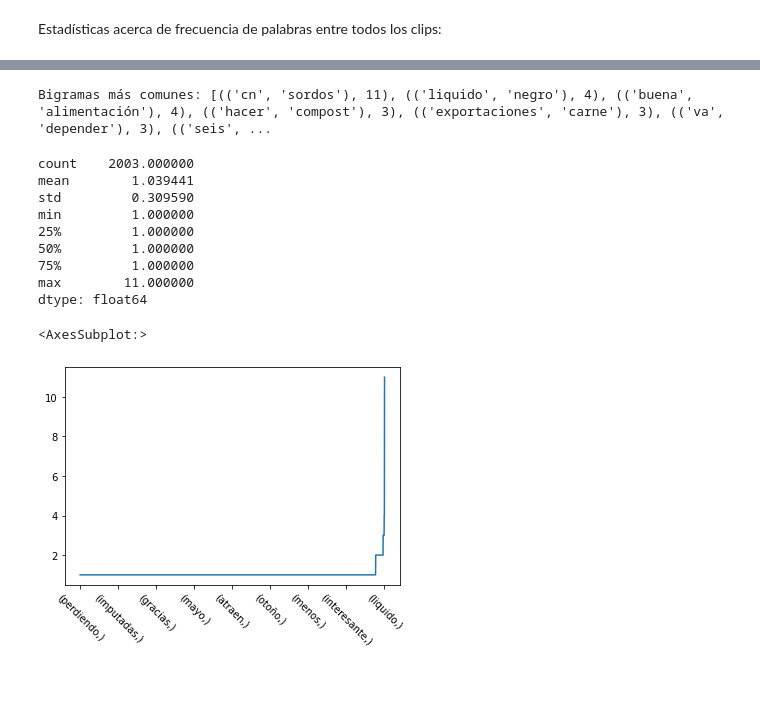
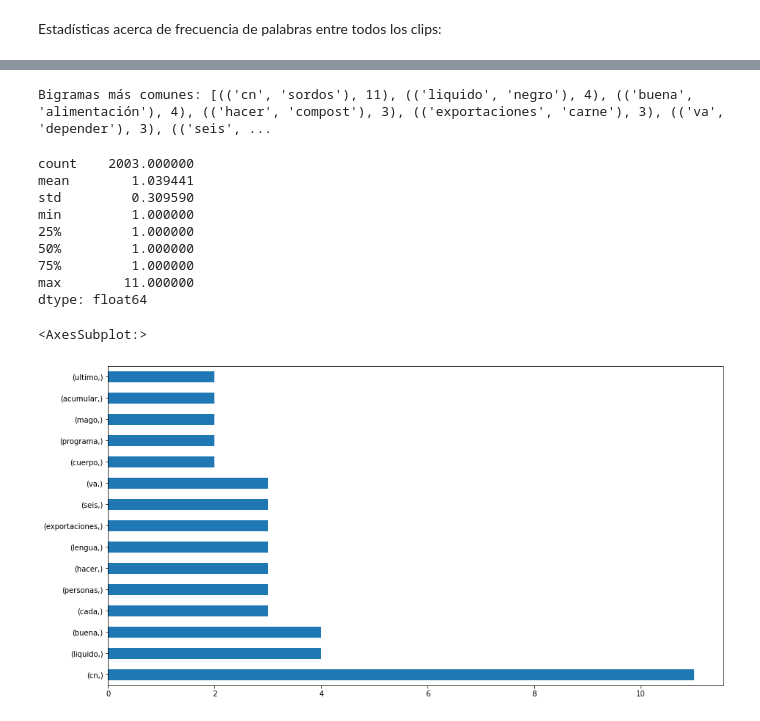
Before and after one commit to midusi/LSA-T, a Jupyter notebook: subtitles-analysis.ipynb, the cells around one changed output, grey strips where cells are left out. Cells and saved outputs as stored; diff of their text form; code cells hidden in the pictures; blank space fills up the shorter version.

```diff
--- a/subtitles-analysis.ipynb
+++ b/subtitles-analysis.ipynb
@@ -117,24 +111,24 @@ dtype: float64
 # %%
 total_bigrams = [tuple(total_words[i:i + 2]) for i in range(len(total_words))]
 bigram_count = Counter(total_bigrams)
 print('Bigramas más comunes:', bigram_count.most_common(10))
 
-total_bigrams_s = pd.Series(bigram_count).sort_values()
+total_bigrams_s = pd.Series(bigram_count).sort_values(ascending=False)
 display(total_bigrams_s.describe())
-display(total_bigrams_s.plot(rot=315))
+display(total_bigrams_s.iloc[:15].plot.barh(figsize=(15,8)))
 # %% [output]
 Bigramas más comunes: [(('cn', 'sordos'), 11), (('liquido', 'negro'), 4), (('buena', 'alimentación'), 4), (('hacer', 'compost'), 3), (('exportaciones', 'carne'), 3), (('va', 'depender'), 3), (('seis', ...
 count    2003.000000
 mean        1.039441
 std         0.309590
 min         1.000000
 25%         1.000000
 50%         1.000000
 75%         1.000000
 max        11.000000
 dtype: float64
 <AxesSubplot:>
-[figure, old version]
+[figure, new version]
 # %%
 total_trigrams = [tuple(total_words[i:i + 3]) for i in range(len(total_words))]
 trigram_count = Counter(total_trigrams)
```
Also changed, not shown: parts of 5 cells of this notebook.
